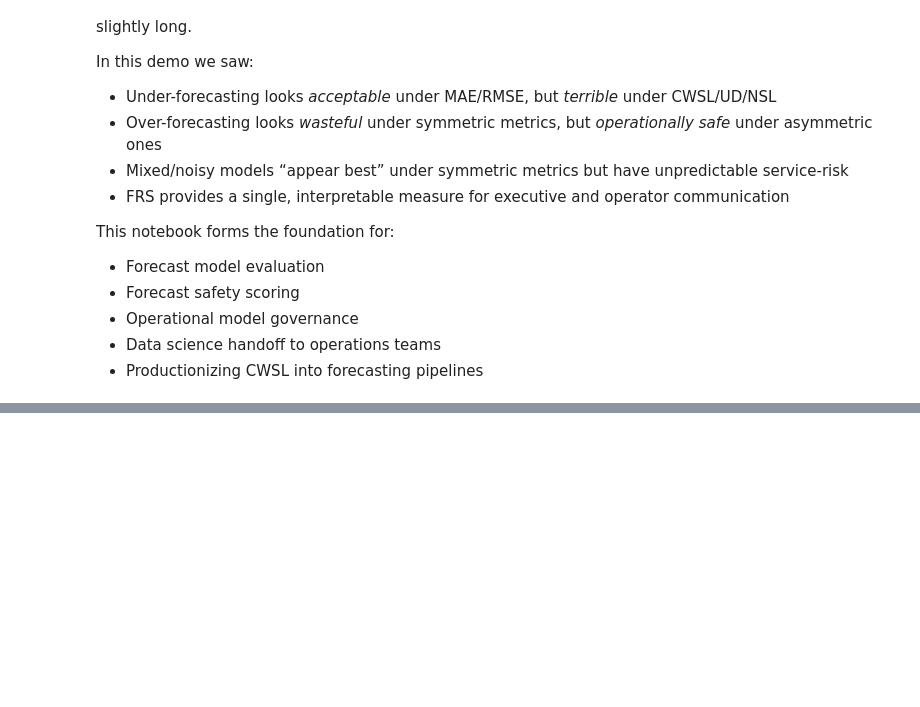
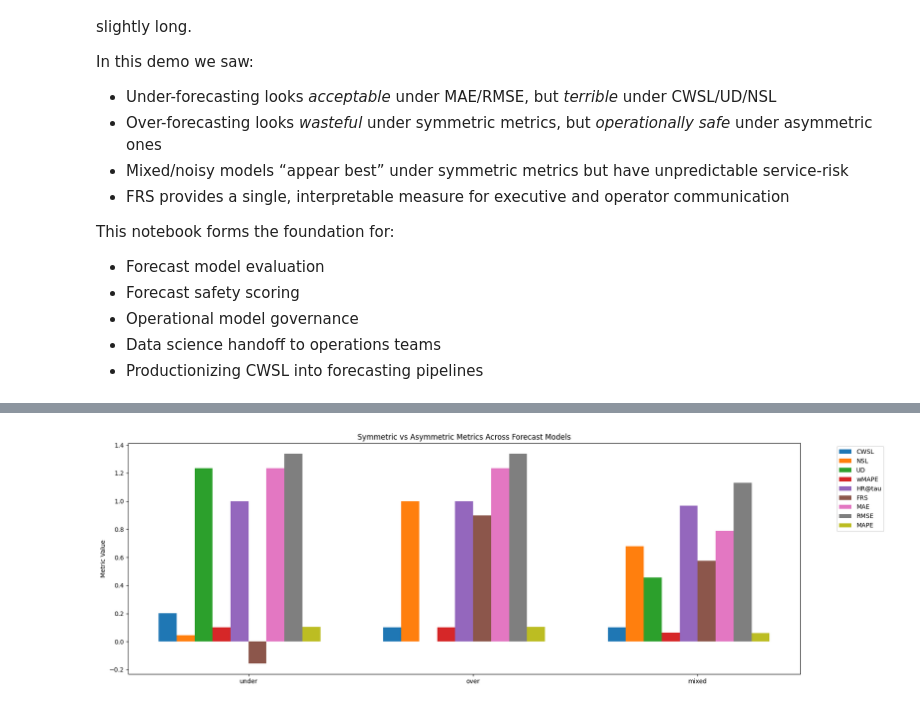
Before and after one commit to Economistician/cwsl, a Jupyter notebook: examples/cwsl_demo.ipynb, the cells around one changed output, grey strips where cells are left out. Drawn from its saved outputs; the diff is of its cells as text; code cells hidden in the pictures; blank space fills up the shorter version.

Commit message:
Add visualization narrative and finalize demo notebook

```diff
--- a/examples/cwsl_demo.ipynb
+++ b/examples/cwsl_demo.ipynb
@@ -398,0 +524,26 @@ This notebook forms the foundation for:
+# %%
+import matplotlib.pyplot as plt
+import numpy as np
+
+metrics_to_plot = ["CWSL", "NSL", "UD", "wMAPE", "HR@tau", "FRS", "MAE", "RMSE", "MAPE"]
+models = compare_df.index.tolist()
+
+x = np.arange(len(models))
+width = 0.08  # small bars to fit all metrics
+
+plt.figure(figsize=(18, 6))
+
+for i, metric in enumerate(metrics_to_plot):
+    plt.bar(x + i * width,
+            compare_df[metric],
+            width,
+            label=metric)
+
+plt.xticks(x + width * len(metrics_to_plot) / 2, models)
+plt.ylabel("Metric Value")
+plt.title("Symmetric vs Asymmetric Metrics Across Forecast Models")
+plt.legend(bbox_to_anchor=(1.05, 1), loc="upper left")
+plt.tight_layout()
+plt.show()
+# %% [output]
+[figure, added]
```
Also changed, not shown: parts of 7 cells of this notebook, 1 other file.
